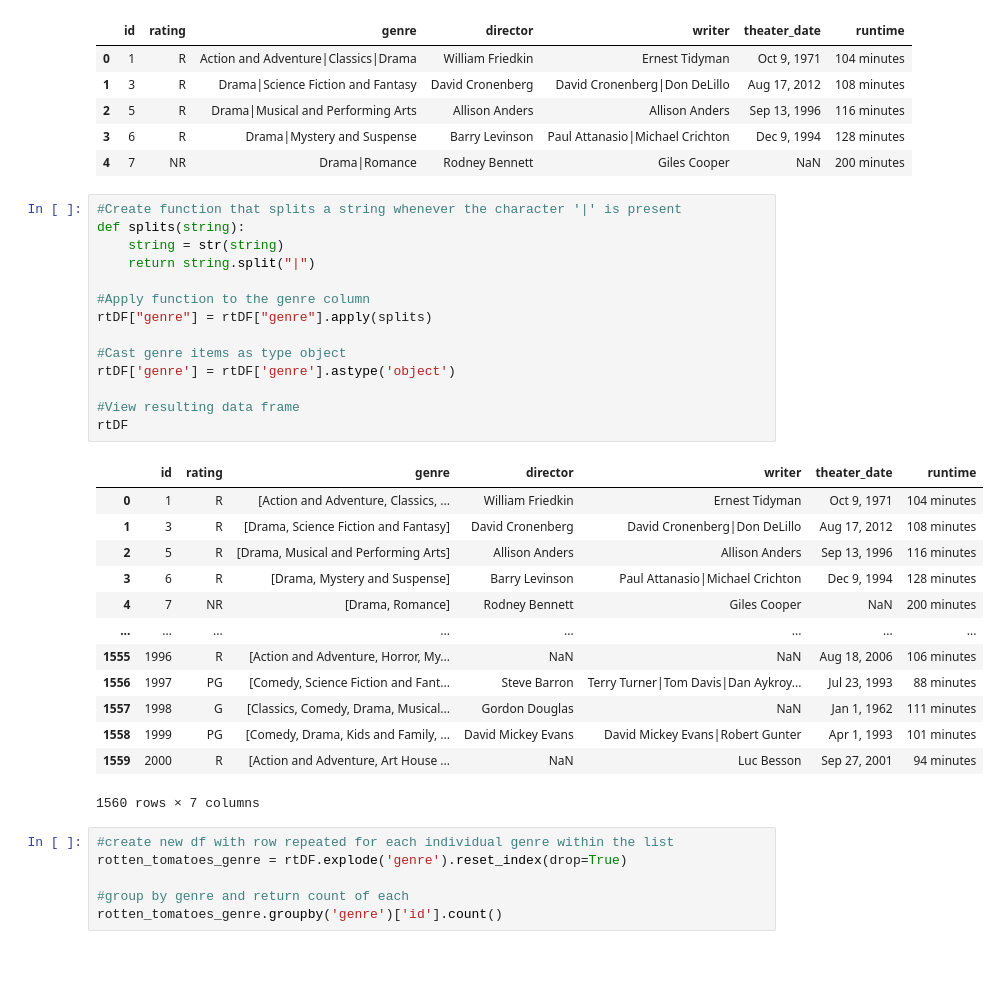
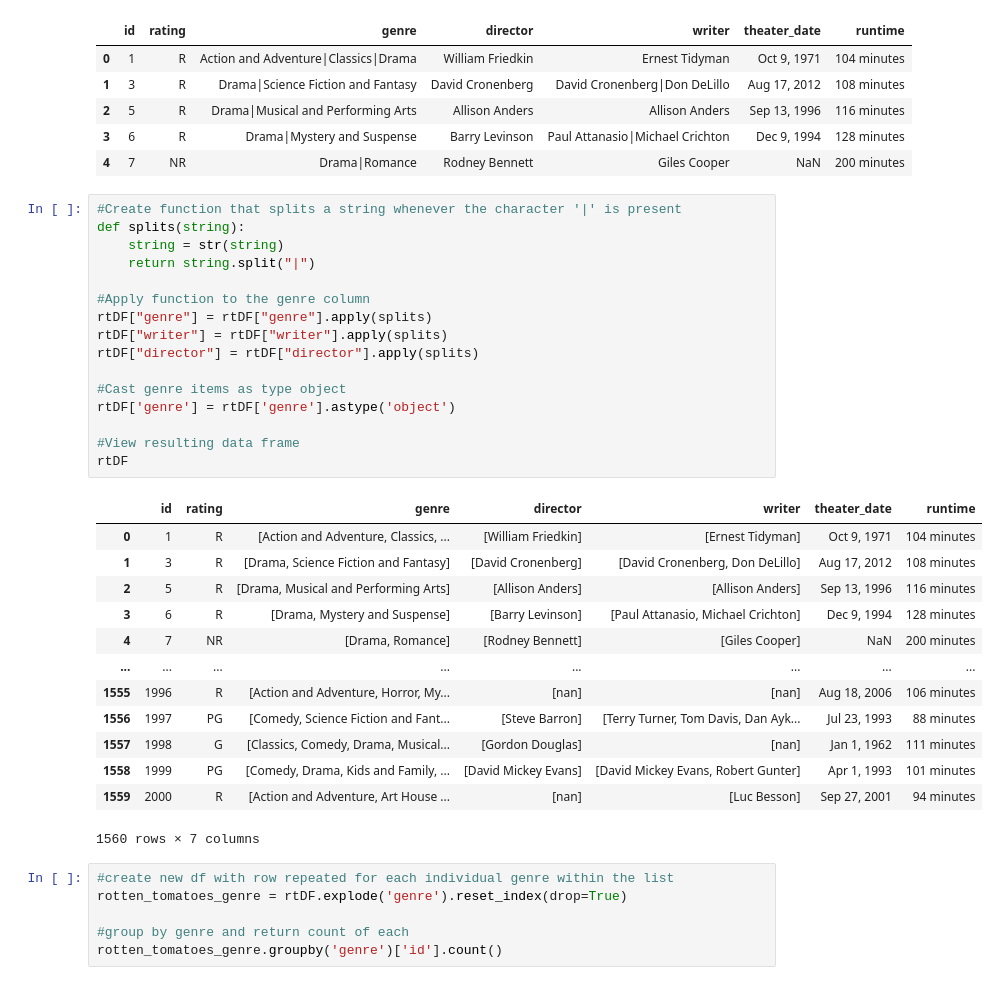
Before and after one commit to Brandon-Meyer0/git-dat-money, a Jupyter notebook: Capstone Group 1A.ipynb, the cells around one changed output. Saved outputs shown, nothing was run; the diff lists cells and outputs as text.

Commit message:
director table clean & hypothesis testing

```diff
--- a/Capstone Group 1A.ipynb
+++ b/Capstone Group 1A.ipynb
@@ -218,30 +219,32 @@ rtDF.head()
 # %%
 #Create function that splits a string whenever the character '|' is present
 def splits(string):
     string = str(string)
     return string.split("|")
 
 #Apply function to the genre column
 rtDF["genre"] = rtDF["genre"].apply(splits)
+rtDF["writer"] = rtDF["writer"].apply(splits)
+rtDF["director"] = rtDF["director"].apply(splits)
 
 #Cast genre items as type object
 rtDF['genre'] = rtDF['genre'].astype('object')
 
 #View resulting data frame
 rtDF
 # %% [output]
 |  | id | rating | genre | director | writer | theater_date | runtime |
-| 0 | 1 | R | [Action and Adventure, Classics, ... | William Friedkin | Ernest Tidyman | Oct 9, 1971 | 104 minutes |
-| 1 | 3 | R | [Drama, Science Fiction and Fantasy] | David Cronenberg | David Cronenberg|Don DeLillo | Aug 17, 2012 | 108 minutes |
-| 2 | 5 | R | [Drama, Musical and Performing Arts] | Allison Anders | Allison Anders | Sep 13, 1996 | 116 minutes |
-| 3 | 6 | R | [Drama, Mystery and Suspense] | Barry Levinson | Paul Attanasio|Michael Crichton | Dec 9, 1994 | 128 minutes |
-| 4 | 7 | NR | [Drama, Romance] | Rodney Bennett | Giles Cooper | NaN | 200 minutes |
+| 0 | 1 | R | [Action and Adventure, Classics, ... | [William Friedkin] | [Ernest Tidyman] | Oct 9, 1971 | 104 minutes |
+| 1 | 3 | R | [Drama, Science Fiction and Fantasy] | [David Cronenberg] | [David Cronenberg, Don DeLillo] | Aug 17, 2012 | 108 minutes |
+| 2 | 5 | R | [Drama, Musical and Performing Arts] | [Allison Anders] | [Allison Anders] | Sep 13, 1996 | 116 minutes |
+| 3 | 6 | R | [Drama, Mystery and Suspense] | [Barry Levinson] | [Paul Attanasio, Michael Crichton] | Dec 9, 1994 | 128 minutes |
+| 4 | 7 | NR | [Drama, Romance] | [Rodney Bennett] | [Giles Cooper] | NaN | 200 minutes |
 | ... | ... | ... | ... | ... | ... | ... | ... |
-| 1555 | 1996 | R | [Action and Adventure, Horror, My... | NaN | NaN | Aug 18, 2006 | 106 minutes |
-| 1556 | 1997 | PG | [Comedy, Science Fiction and Fant... | Steve Barron | Terry Turner|Tom Davis|Dan Aykroy... | Jul 23, 1993 | 88 minutes |
-| 1557 | 1998 | G | [Classics, Comedy, Drama, Musical... | Gordon Douglas | NaN | Jan 1, 1962 | 111 minutes |
-| 1558 | 1999 | PG | [Comedy, Drama, Kids and Family, ... | David Mickey Evans | David Mickey Evans|Robert Gunter | Apr 1, 1993 | 101 minutes |
-| 1559 | 2000 | R | [Action and Adventure, Art House ... | NaN | Luc Besson | Sep 27, 2001 | 94 minutes |
+| 1555 | 1996 | R | [Action and Adventure, Horror, My... | [nan] | [nan] | Aug 18, 2006 | 106 minutes |
+| 1556 | 1997 | PG | [Comedy, Science Fiction and Fant... | [Steve Barron] | [Terry Turner, Tom Davis, Dan Ayk... | Jul 23, 1993 | 88 minutes |
+| 1557 | 1998 | G | [Classics, Comedy, Drama, Musical... | [Gordon Douglas] | [nan] | Jan 1, 1962 | 111 minutes |
+| 1558 | 1999 | PG | [Comedy, Drama, Kids and Family, ... | [David Mickey Evans] | [David Mickey Evans, Robert Gunter] | Apr 1, 1993 | 101 minutes |
+| 1559 | 2000 | R | [Action and Adventure, Art House ... | [nan] | [Luc Besson] | Sep 27, 2001 | 94 minutes |
 1560 rows × 7 columns
 # %%
 #create new df with row repeated for each individual genre within the list
```
Also changed, not shown: parts of 33 cells of this notebook.
